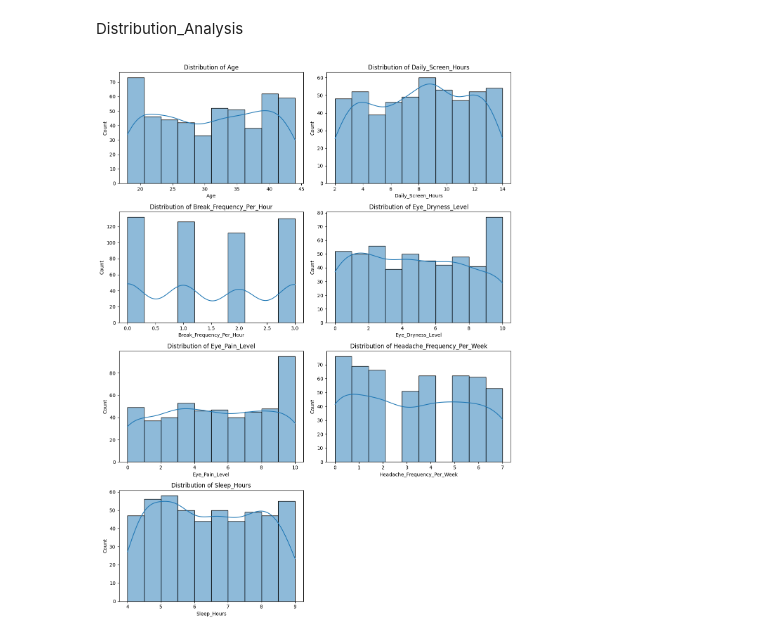
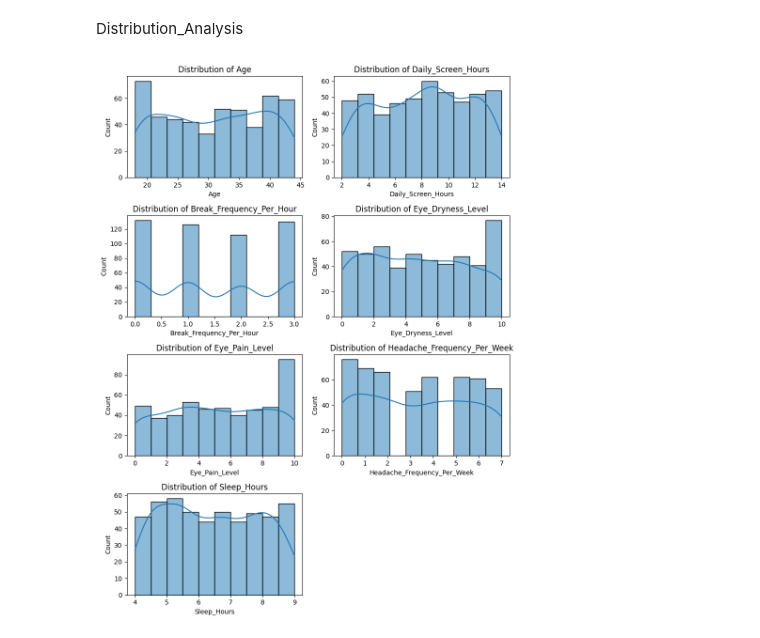
Before and after one commit to prasanshaojha/ScreenTime_and_EyeStrain, a Jupyter notebook: Dataset_Overview.ipynb, the cells around one changed output. Drawn from its saved outputs; the diff is of its cells as text; code cells hidden in the pictures.

```diff
--- a/Dataset_Overview.ipynb
+++ b/Dataset_Overview.ipynb
@@ -85,18 +91,18 @@ Distribution_Analysis
 # %%
 n_cols = 2
 n_rows = math.ceil(len(numerical_col) / n_cols)
 
-plt.figure(figsize=(12, 4 * n_rows))
+plt.figure(figsize=(9, 3 * n_rows))
 
 for i, col in enumerate(numerical_col, 1):
     plt.subplot(n_rows, n_cols, i)
     sns.histplot(df[col], kde=True)
     plt.title(f'Distribution of {col}')
     plt.xlabel(col)
     plt.ylabel('Count')
 
 plt.tight_layout()
 plt.show()
 # %% [output]
-[figure, old version]
+[figure, new version]
 # %%
```
Also changed, not shown: parts of 2 cells of this notebook.
